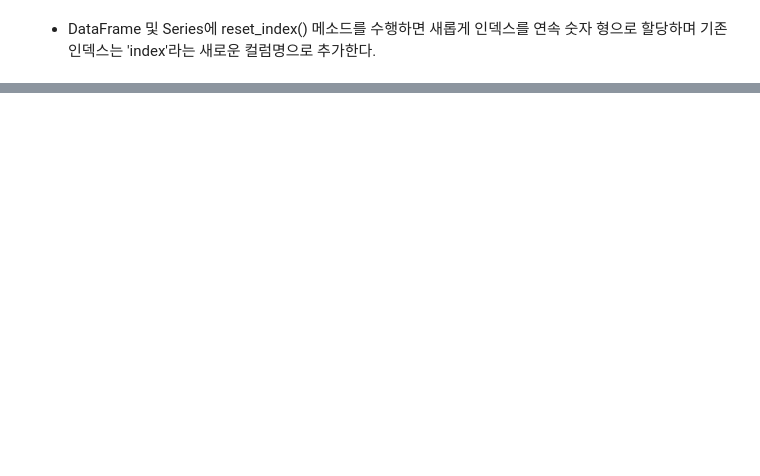
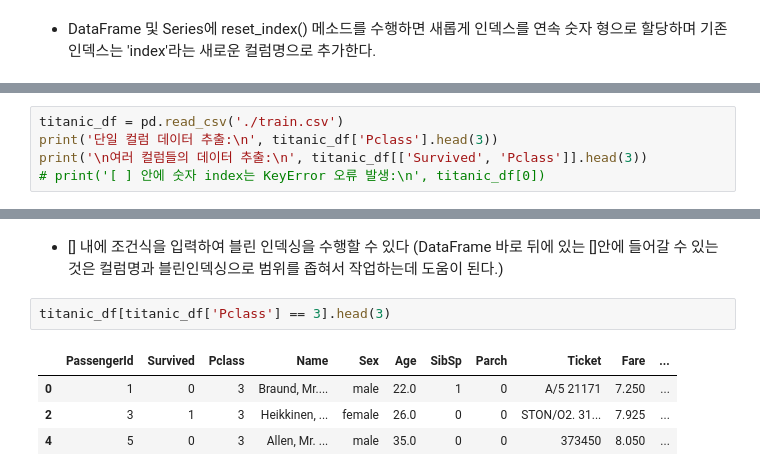
Before and after one commit to KimYongHwi/ml-perfect-guide-study, a Jupyter notebook: 3장_pandas.ipynb, the cells around one changed output, grey strips where cells are left out. Cells and saved outputs as stored; diff of their text form; blank space fills up the shorter version.

```diff
--- a/3장_pandas.ipynb
+++ b/3장_pandas.ipynb
@@ -557,0 +527,5 @@ new_value_counts 객체 변수 타입: <class 'pandas.core.frame.DataFrame'>
+# %%
+titanic_df = pd.read_csv('./train.csv')
+print('단일 컬럼 데이터 추출:\n', titanic_df['Pclass'].head(3))
+print('\n여러 컬럼들의 데이터 추출:\n', titanic_df[['Survived', 'Pclass']].head(3))
+# print('[ ] 안에 숫자 index는 KeyError 오류 발생:\n', titanic_df[0])
@@ -557,0 +552,9 @@ new_value_counts 객체 변수 타입: <class 'pandas.core.frame.DataFrame'>
+# %% [markdown]
+- [] 내에 조건식을 입력하여 블린 인덱싱을 수행할 수 있다 (DataFrame 바로 뒤에 있는 []안에 들어갈 수 있는 것은 컬럼명과 블린인덱싱으로 범위를 좁혀서 작업하는데 도움이 된다.)
+# %%
+titanic_df[titanic_df['Pclass'] == 3].head(3)
+# %% [output]
+|  | PassengerId | Survived | Pclass | Name | Sex | Age | SibSp | Parch | Ticket | Fare | ... |
+| 0 | 1 | 0 | 3 | Braund, Mr.... | male | 22.0 | 1 | 0 | A/5 21171 | 7.250 | ... |
+| 2 | 3 | 1 | 3 | Heikkinen, ... | female | 26.0 | 0 | 0 | STON/O2. 31... | 7.925 | ... |
+| 4 | 5 | 0 | 3 | Allen, Mr. ... | male | 35.0 | 0 | 0 | 373450 | 8.050 | ... |
```
Also changed, not shown: parts of 11 cells of this notebook.
